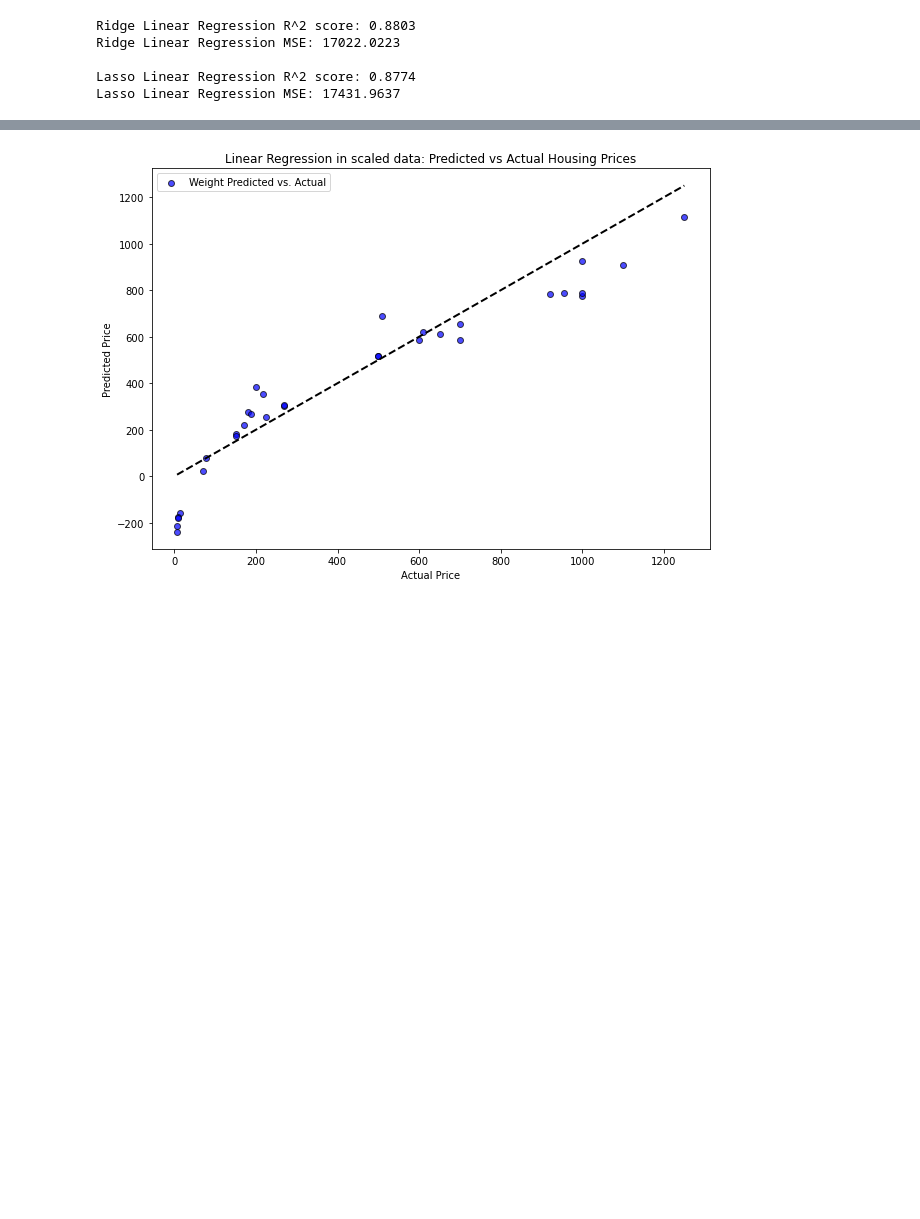
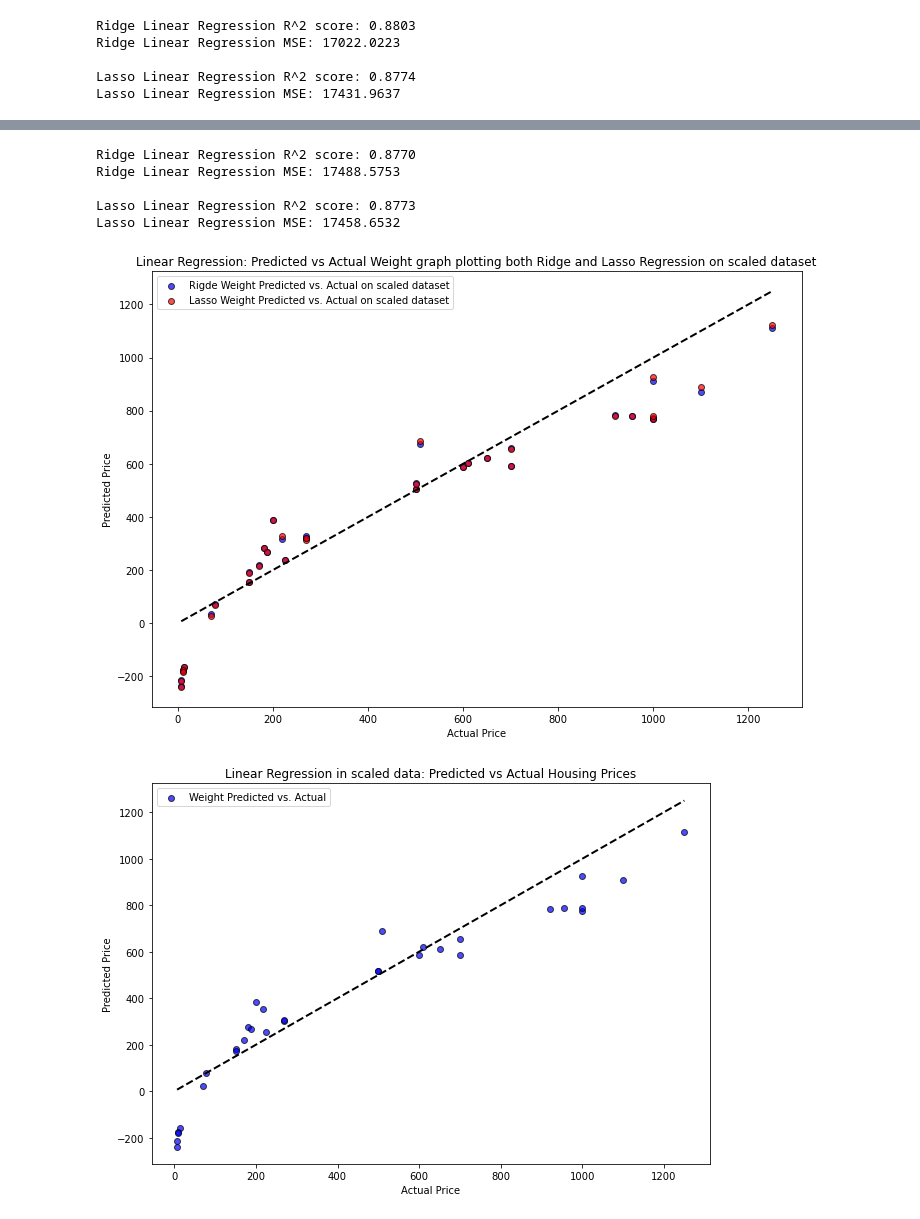
Before and after one commit to buddhathapa12/machine-learning, a Jupyter notebook: linearRegression_Assignment1/E923Q669_CS770_Asignment1_Q2.ipynb, the cells around one changed output, grey strips where cells are left out. Drawn from its saved outputs; the diff is of its cells as text; code cells hidden in the pictures; blank space fills up the shorter version.

```diff
--- a/linearRegression_Assignment1/E923Q669_CS770_Asignment1_Q2.ipynb
+++ b/linearRegression_Assignment1/E923Q669_CS770_Asignment1_Q2.ipynb
@@ -483,3 +575,12 @@ from sklearn.preprocessing import StandardScaler
 standard_scaler = StandardScaler()
 X_train_scaled = standard_scaler.fit_transform(X_train)
 X_test_scaled = standard_scaler.transform(X_test)
+# %%
+#Performing ridge and lasso linear regression on original dataset without cleaning
+#using ridge model from sklearn
+rigged_linear_model_scaled = RidgeCV(alphas=[0.1, 1.0, 10.0, 100.0]).fit(X_train_scaled, y_train)
+y_test_predicted_ridge_scaled = rigged_linear_model_scaled.predict(X_test_scaled)
+
+#using Lasso model from sklearn
+lasso_linear_model_scaled = LassoCV(alphas=[0.001, 0.01, 0.1, 1.0, 10.0], max_iter= 100000).fit(X_train_scaled, y_train.values.ravel())
+y_test_predicted_lasso_scaled = lasso_linear_model_scaled.predict(X_test_scaled)
@@ -486,3 +602,42 @@ X_test_scaled = standard_scaler.transform(X_test)
+# %%
+
+models = ['Ridge', 'Lasso']
+predictions = [y_test_predicted_ridge_scaled, y_test_predicted_lasso_scaled]
+for name, y_pred in zip(models, predictions):
+    final_output_df = pd.concat(
+    [final_output_df,
+    pd.DataFrame(
+        np.array(
+            [[f"{name} Regression on dataset after feature scaling",
+            r2_score(y_test, y_pred),
+            mean_squared_error(y_test, y_pred)]]
+            ),
+        columns=["Algorithm and Datatype", "R²", "Mean Square Error"]
+        )],
+    ignore_index=True
+    )
+    print(f"{name} Linear Regression R^2 score: {r2_score(y_test, y_pred):.4f}")
+    print(f"{name} Linear Regression MSE: {mean_squared_error(y_test, y_pred):.4f}\n")
+# %% [output]
+Ridge Linear Regression R^2 score: 0.8770
+Ridge Linear Regression MSE: 17488.5753
+
+Lasso Linear Regression R^2 score: 0.8773
+Lasso Linear Regression MSE: 17458.6532
+# %%
+fig, axs = plt.subplots(figsize=(10, 7))
+plt.scatter(y_test, y_test_predicted_ridge_scaled, color='blue', edgecolor='k', alpha=0.7, label='Rigde Weight Predicted vs. Actual on scaled dataset')
+plt.scatter(y_test, y_test_predicted_lasso_scaled, color='red', edgecolor='k', alpha=0.7, label='Lasso Weight Predicted vs. Actual on scaled dataset')
+plt.plot([y_test.min(), y_test.max()], [y_test.min(), y_test.max()], 'k--', lw=2)
+plt.xlabel('Actual Price')
+plt.ylabel('Predicted Price')
+plt.title(f'Linear Regression: Predicted vs Actual Weight graph plotting both Ridge and Lasso Regression on scaled dataset')
+plt.legend()
+plt.tight_layout()
+plt.savefig(f'fish_images/scatter plot between predicted vs actual weights comparing Ridge and Lasso regression model on scaled dataset', dpi=300, bbox_inches='tight')
+plt.show()
+# %% [output]
+[figure, added]
 # %%
 linear_model_with_scaled_data = LinearRegression().fit(X_train_scaled, y_train)
 y_predicted_with_scaled_data = linear_model_with_scaled_data.predict(X_test_scaled)
```
Also changed, not shown: parts of 13 cells of this notebook.
